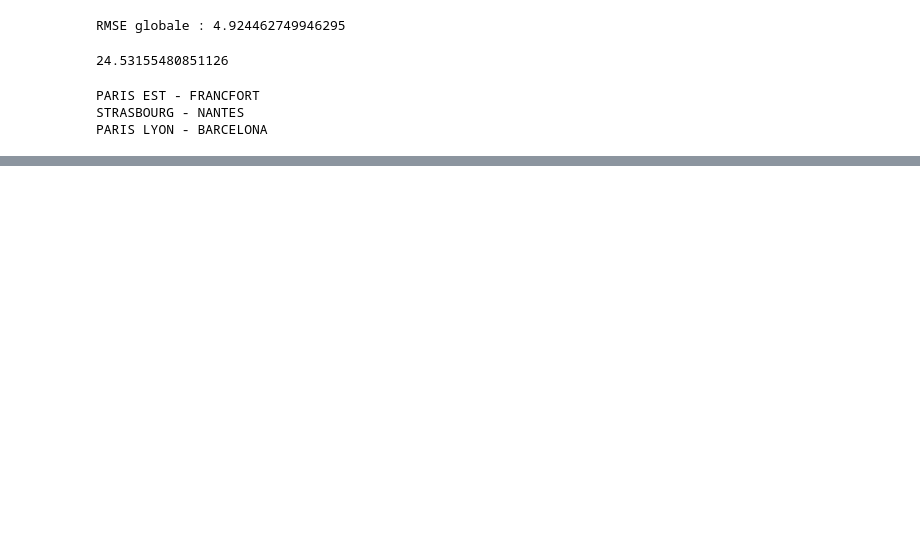
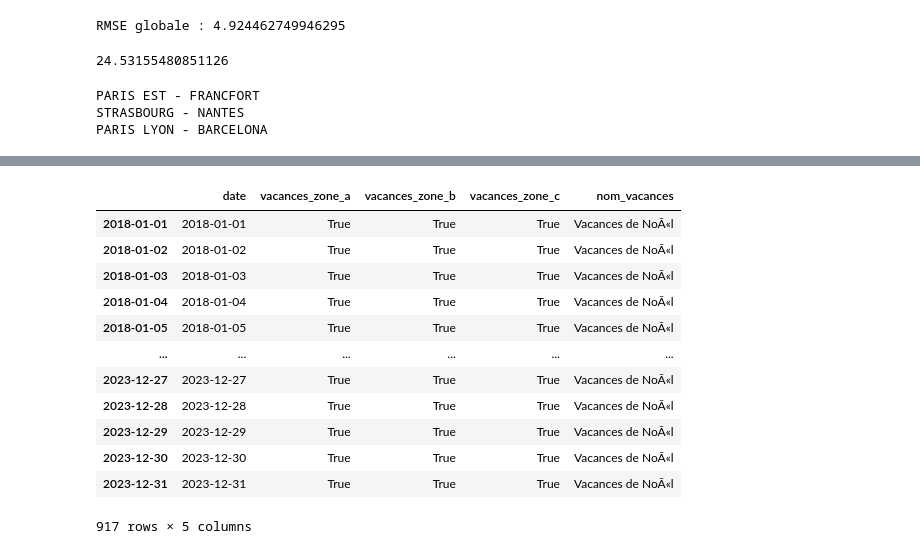
Before and after one commit to MatteoGentili/Apprentissage_Automatique_Project, a Jupyter notebook: Python_files/time_series.ipynb, the cells around one changed output, grey strips where cells are left out. Saved outputs shown, nothing was run; the diff lists cells and outputs as text; code cells hidden in the pictures; blank space fills up the shorter version.

Commit message:
start of holiday algo

```diff
--- a/Python_files/time_series.ipynb
+++ b/Python_files/time_series.ipynb
@@ -288,0 +368,6 @@ PARIS LYON - BARCELONA
+# %%
+from vacances_scolaires_france import SchoolHolidayDates
+import datetime
+
+d = SchoolHolidayDates()
+d.is_holiday(datetime.date(2017, 12, 25))
@@ -288,0 +395,22 @@ PARIS LYON - BARCELONA
+# %%
+vac = pd.DataFrame()
+for annee in range(2018,2024):
+    vac = pd.concat([vac, pd.DataFrame(d.holidays_for_year(annee)).T])
+
+vac["date"] = pd.to_datetime(vac["date"])
+
+vac
+# %% [output]
+|  | date | vacances_zone_a | vacances_zone_b | vacances_zone_c | nom_vacances |
+| 2018-01-01 | 2018-01-01 | True | True | True | Vacances de NoÃ«l |
+| 2018-01-02 | 2018-01-02 | True | True | True | Vacances de NoÃ«l |
+| 2018-01-03 | 2018-01-03 | True | True | True | Vacances de NoÃ«l |
+| 2018-01-04 | 2018-01-04 | True | True | True | Vacances de NoÃ«l |
+| 2018-01-05 | 2018-01-05 | True | True | True | Vacances de NoÃ«l |
+| ... | ... | ... | ... | ... | ... |
+| 2023-12-27 | 2023-12-27 | True | True | True | Vacances de NoÃ«l |
+| 2023-12-28 | 2023-12-28 | True | True | True | Vacances de NoÃ«l |
+| 2023-12-29 | 2023-12-29 | True | True | True | Vacances de NoÃ«l |
+| 2023-12-30 | 2023-12-30 | True | True | True | Vacances de NoÃ«l |
+| 2023-12-31 | 2023-12-31 | True | True | True | Vacances de NoÃ«l |
+917 rows × 5 columns
```
Also changed, not shown: parts of 9 cells of this notebook.
